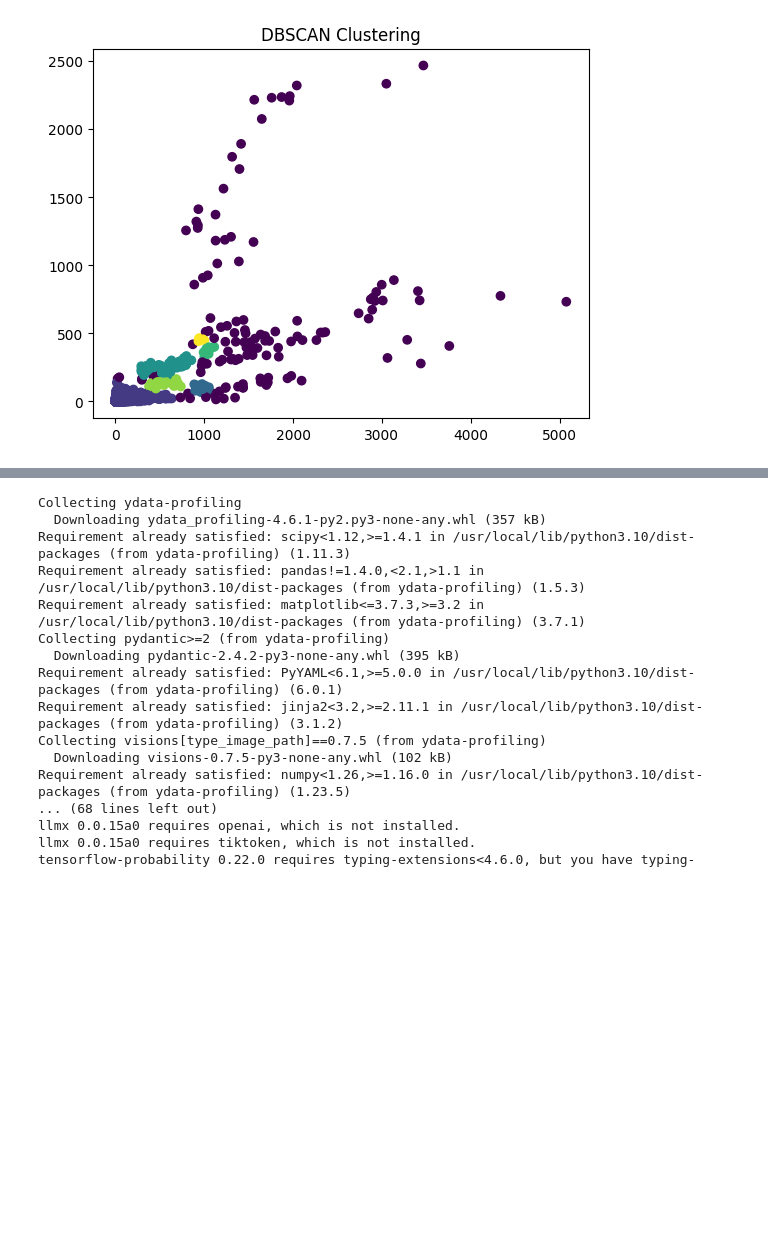
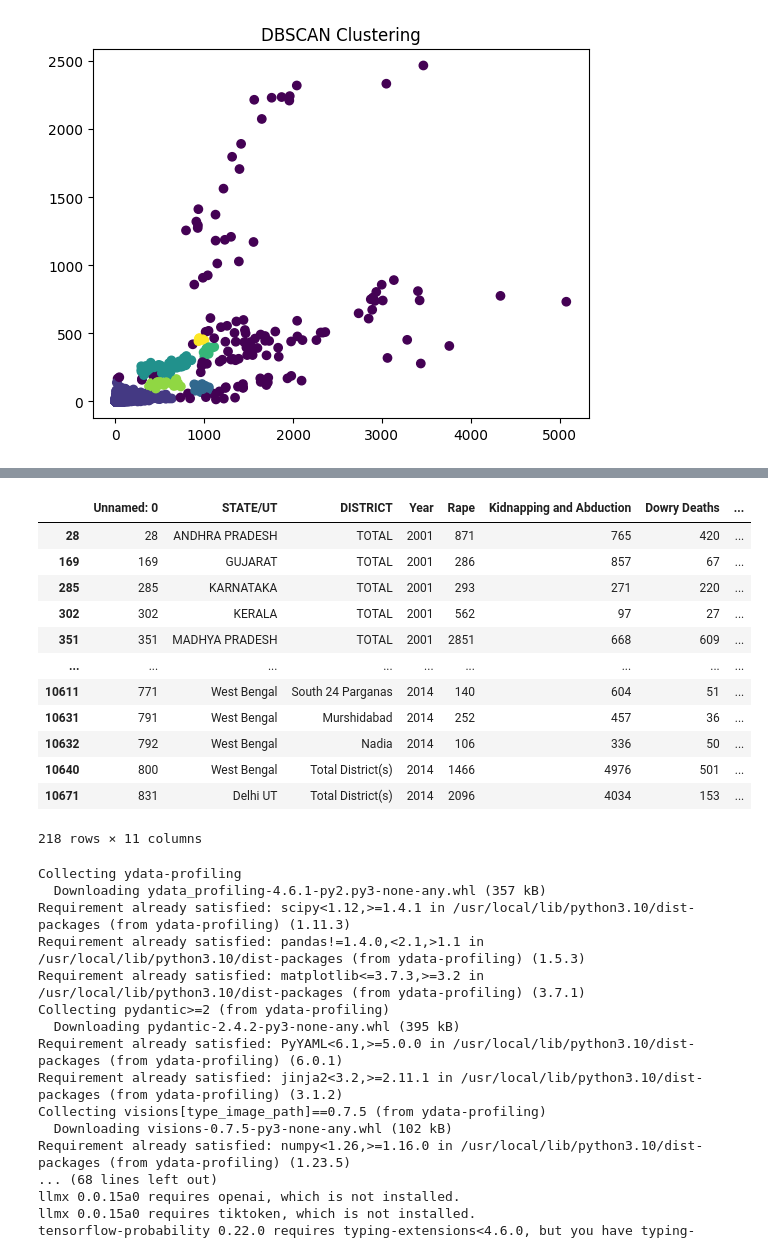
Before and after one commit to fluffymouses/fluffymouses, a Jupyter notebook: lab4/Задание_4.ipynb, the cells around one changed output, grey strips where cells are left out. Cells and saved outputs as stored; diff of their text form; code cells hidden in the pictures; blank space fills up the shorter version.

```diff
--- a/lab4/Задание_4.ipynb
+++ b/lab4/Задание_4.ipynb
@@ -217,3 +224,24 @@ plt.show()
+# %%
+#detectorusoutlierus
+from detectorusoutlierus import outliers as do
+
+outlier_detector = do.Outline(df)
+outliers_mean = outlier_detector.detect_outlier_mean_std('Cruelty by Husband or his Relatives')
+outliers_mean
+# %% [output]
+|  | Unnamed: 0 | STATE/UT | DISTRICT | Year | Rape | Kidnapping and Abduction | Dowry Deaths | ... |
+| 28 | 28 | ANDHRA PRADESH | TOTAL | 2001 | 871 | 765 | 420 | ... |
+| 169 | 169 | GUJARAT | TOTAL | 2001 | 286 | 857 | 67 | ... |
+| 285 | 285 | KARNATAKA | TOTAL | 2001 | 293 | 271 | 220 | ... |
+| 302 | 302 | KERALA | TOTAL | 2001 | 562 | 97 | 27 | ... |
+| 351 | 351 | MADHYA PRADESH | TOTAL | 2001 | 2851 | 668 | 609 | ... |
+| ... | ... | ... | ... | ... | ... | ... | ... | ... |
+| 10611 | 771 | West Bengal | South 24 Parganas | 2014 | 140 | 604 | 51 | ... |
+| 10631 | 791 | West Bengal | Murshidabad | 2014 | 252 | 457 | 36 | ... |
+| 10632 | 792 | West Bengal | Nadia | 2014 | 106 | 336 | 50 | ... |
+| 10640 | 800 | West Bengal | Total District(s) | 2014 | 1466 | 4976 | 501 | ... |
+| 10671 | 831 | Delhi UT | Total District(s) | 2014 | 2096 | 4034 | 153 | ... |
+218 rows × 11 columns
 # %%
 """
 Здесь DBSCAN и метрики. Используйте поиск оптимального EPS. Объясните почему?
```
Also changed, not shown: parts of 1 cell of this notebook.
